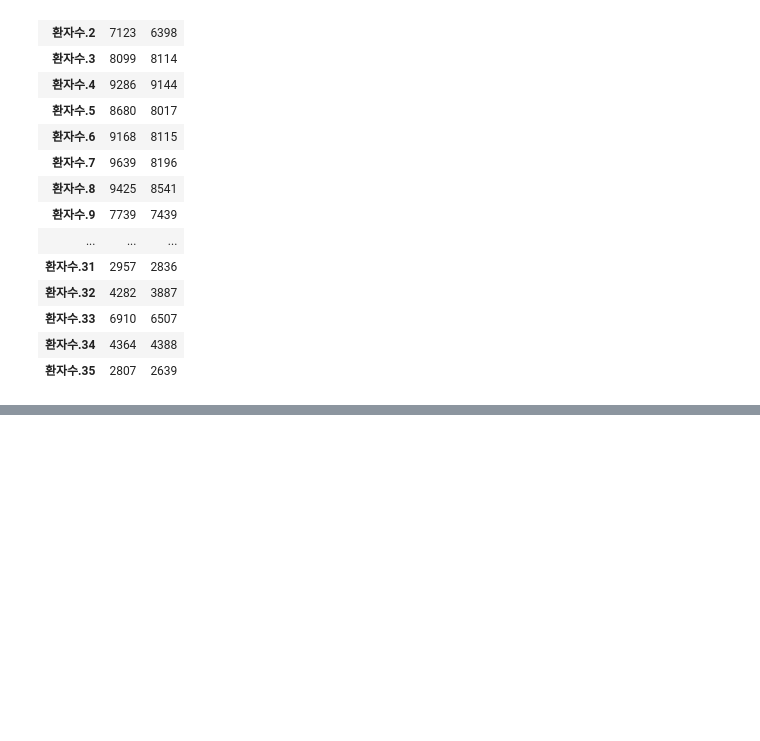
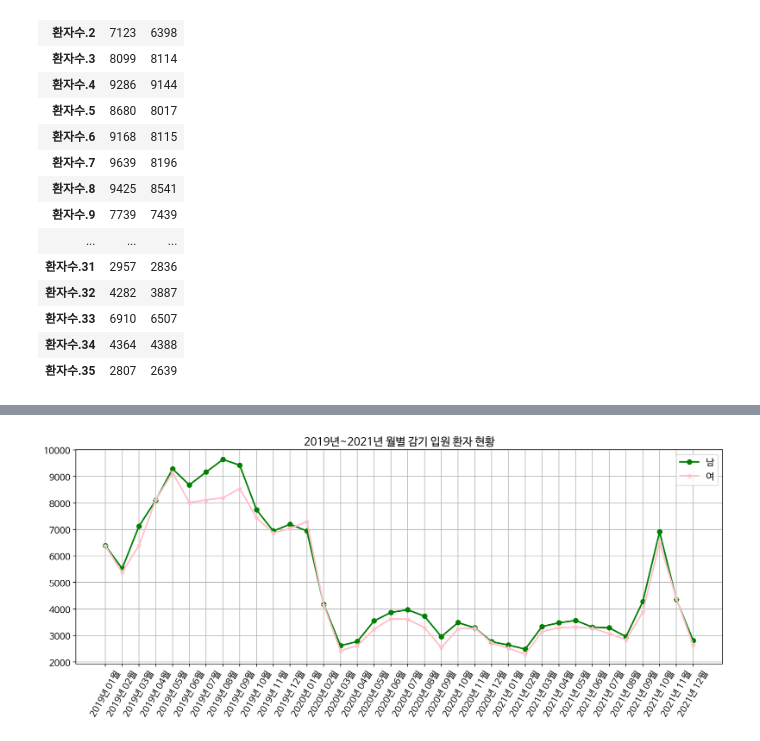
Before and after one commit to sinnarasam/jejudo, a Jupyter notebook: 파이썬시각화20241031.ipynb, the cells around one changed output, grey strips where cells are left out. Cells and saved outputs as stored; diff of their text form; code cells hidden in the pictures; blank space fills up the shorter version.

```diff
--- a/파이썬시각화20241031.ipynb
+++ b/파이썬시각화20241031.ipynb
@@ -481,3 +481,12 @@ df2
 | 환자수.33 | 6910 | 6507 |
 | 환자수.34 | 4364 | 4388 |
 | 환자수.35 | 2807 | 2639 |
+# %%
+# 2019년 ~ 2021년 연도 - 월 형식으로 문자열 리스트 만들기
+lstYM= [ ]
+for y in range(2019, 2022) :
+  for m in range(1,13) :
+    # Use f-string formatting for both variables
+    lstYM.append(f"{y:04d}년 {m:02}월") # Changed %02d to :02
+
+lstYM
@@ -483,0 +511,4 @@ df2
+# %%
+# 인덱스를 연도로 정하기
+df2.index = lstYM
+df2
@@ -483,0 +547,11 @@ df2
+# %%
+plt.figure(figsize=(15,5))
+plt.plot(df2.index, df2['남'] , marker='o', c='green' , label='남')
+plt.plot(df2.index, df2['여'] , marker='*' , c='pink' , label='여')
+plt.xticks(rotation=60)
+plt.title('2019년~2021년 월별 감기 입원 환자 현황')
+plt.grid()
+plt.legend()
+plt.show()
+# %% [output]
+[figure, added]
```
Also changed, not shown: parts of 4 cells of this notebook.
